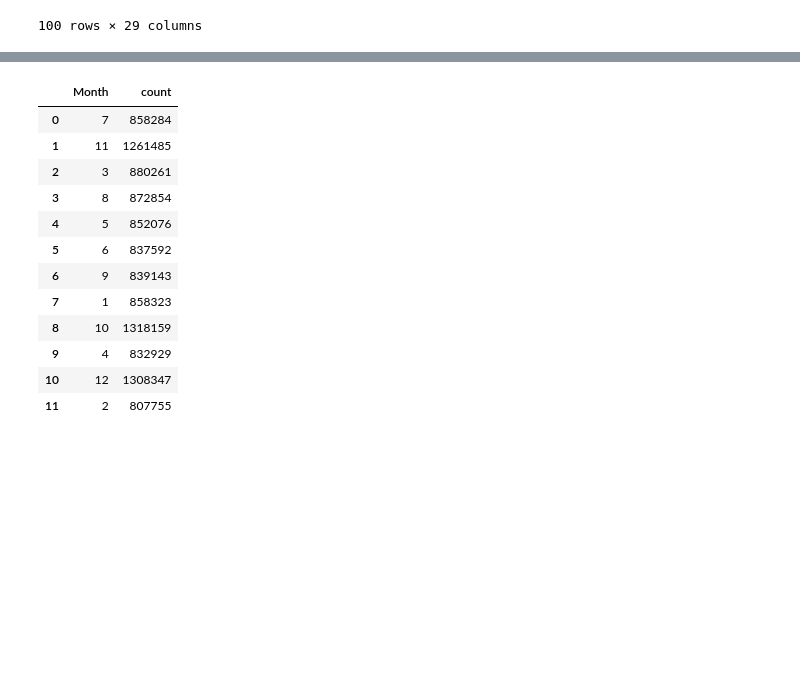
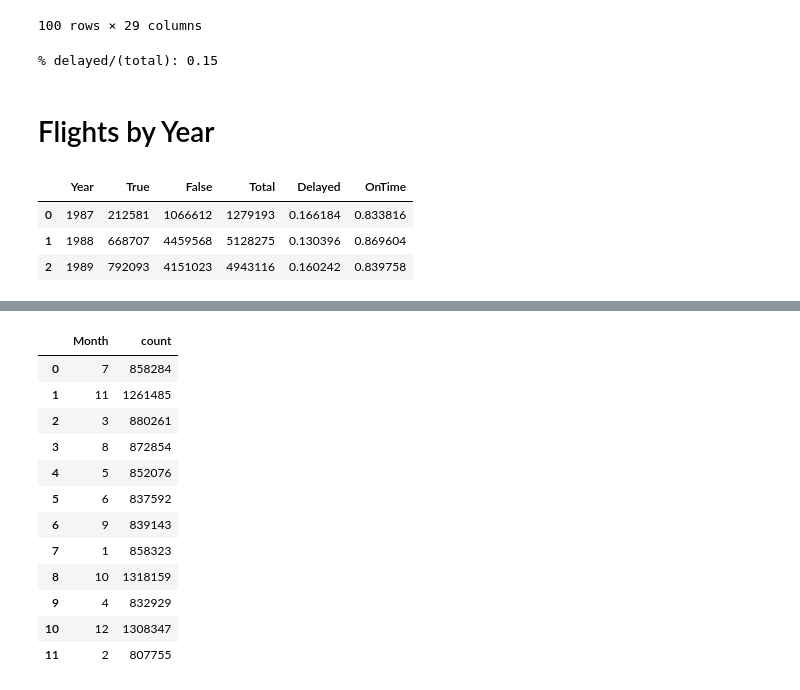
Before and after one commit to geraudster/airport-ml, a Jupyter notebook: src/main/notebooks/Python Exploration Notebook.ipynb, the cells around one changed output, grey strips where cells are left out. Drawn from its saved outputs; the diff is of its cells as text; code cells hidden in the pictures; blank space fills up the shorter version.

```diff
--- a/src/main/notebooks/Python Exploration Notebook.ipynb
+++ b/src/main/notebooks/Python Exploration Notebook.ipynb
@@ -101,3 +98,27 @@ flights.limit(100).toPandas()
 # %%
 table = ff.create_table(flights.limit(100).toPandas())
 py.iplot(table, filename='table1')
+# %%
+flights = flights.withColumn('Delayed', flights.ArrDelay > 20)
+print("%% delayed/(total): %.02f" % (flights.where(flights.Delayed == True).count() / flights.count()))
+# %% [output]
+% delayed/(total): 0.15
+# %% [markdown]
+# Flights by Year
+# %%
+import pyspark.sql.functions as func
+
+delayedByYear = flights \
+    .groupBy(flights.Year) \
+    .pivot("Delayed", ['True', 'False']) \
+    .count() \
+    .toPandas()
+delayedByYear['Total'] = delayedByYear['True'] + delayedByYear['False']
+delayedByYear['Delayed'] = delayedByYear['True'] / delayedByYear['Total']
+delayedByYear['OnTime'] = delayedByYear['False'] / delayedByYear['Total']
+delayedByYear
+# %% [output]
+|  | Year | True | False | Total | Delayed | OnTime |
+| 0 | 1987 | 212581 | 1066612 | 1279193 | 0.166184 | 0.833816 |
+| 1 | 1988 | 668707 | 4459568 | 5128275 | 0.130396 | 0.869604 |
+| 2 | 1989 | 792093 | 4151023 | 4943116 | 0.160242 | 0.839758 |
```
Also changed, not shown: parts of 5 cells of this notebook, 2 other files.
